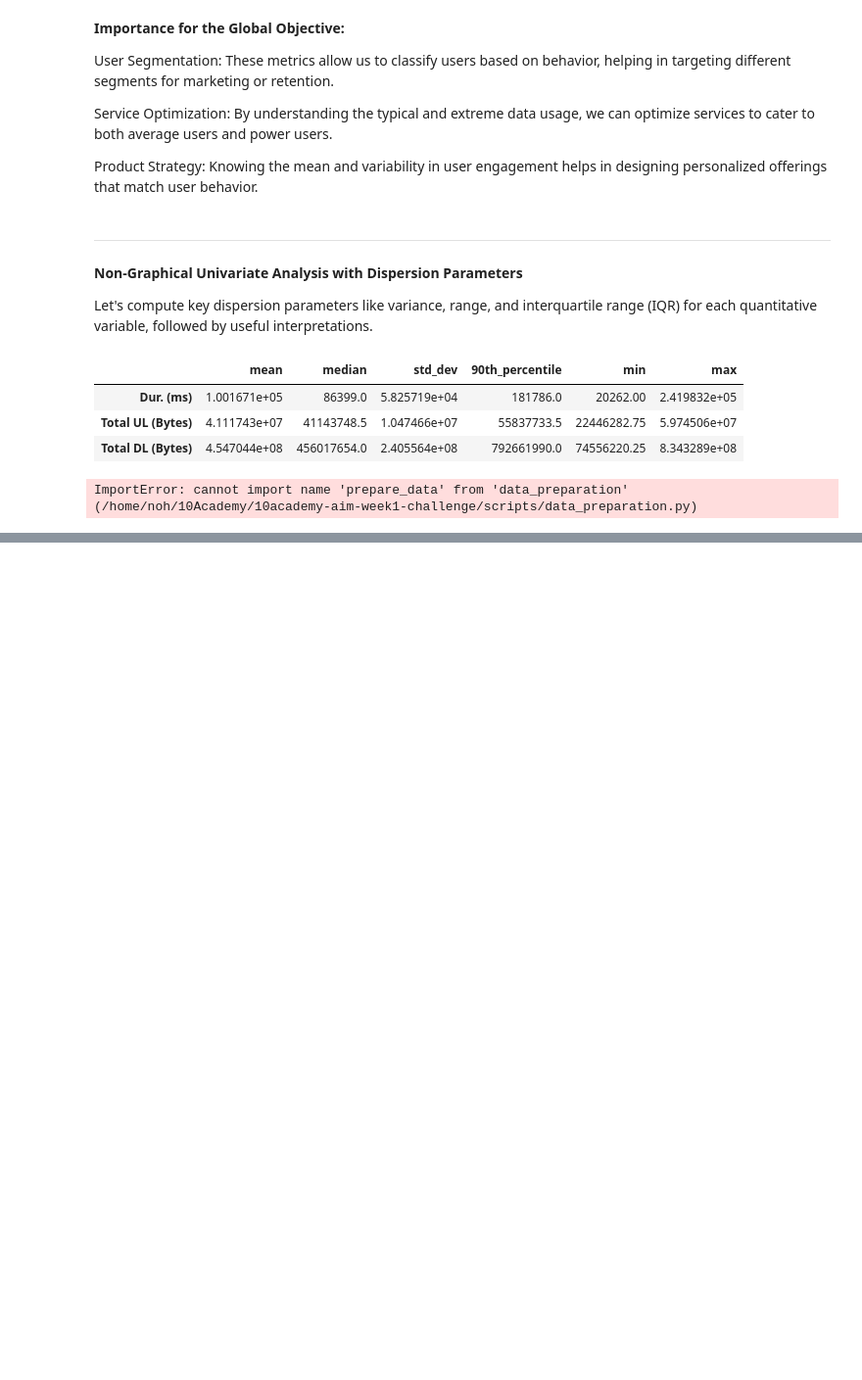
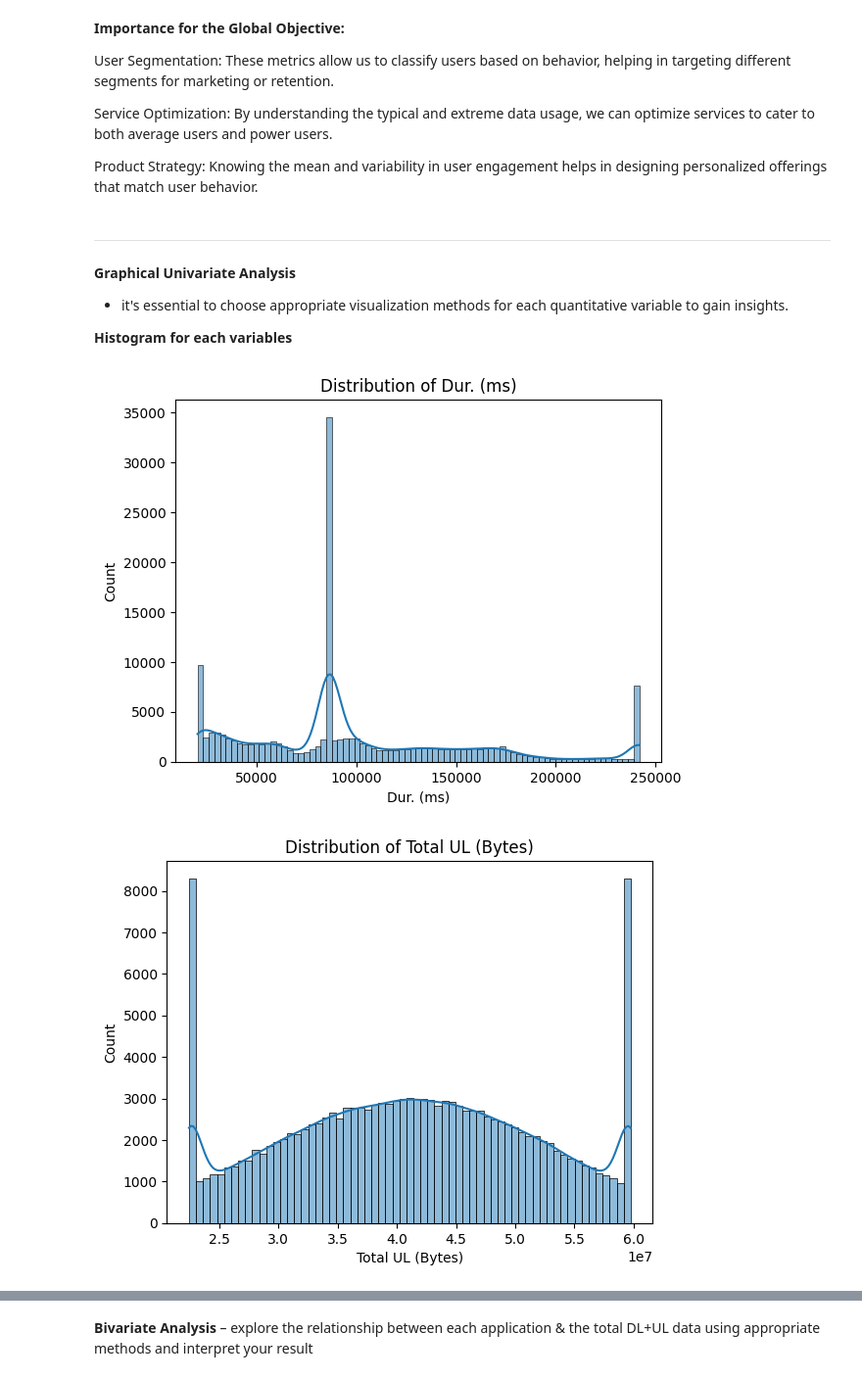
Before and after one commit to epythonlab/10academy-aim-week2-challenge, a Jupyter notebook: notebooks/user_analysis_notebook.ipynb, the cells around one changed output, grey strips where cells are left out. Shown at 98% size. Cells and saved outputs as stored; diff of their text form; code cells hidden in the pictures; blank space fills up the shorter version.

Commit message:
Performed user behavier and eda analysis

```diff
--- a/notebooks/user_analysis_notebook.ipynb
+++ b/notebooks/user_analysis_notebook.ipynb
@@ -70,7 +77,7 @@ Handling Missing Values in Key Columns
 Throughput Metrics `(DL TP and UL TP columns)`: Similarly, these columns can be filled with the mean or median values.
 # %%
 # Drop rows with missing IMSI, MSISDN/Number, IMEI, and Last Location Name (as they are key identifiers)
-df_cleaned = xdr_df.dropna(subset=['IMSI', 'MSISDN/Number', 'IMEI', 'Last Location Name'])
+df_cleaned = xdr_df.dropna(subset=['Bearer Id', 'IMSI', 'MSISDN/Number', 'IMEI', 'Last Location Name'])
 
 # List of throughput-related columns that may contain NaN values
 throughput_columns = ['Avg RTT DL (ms)', 'Avg RTT UL (ms)', 'TCP DL Retrans. Vol (Bytes)', 'TCP UL Retrans. Vol (Bytes)',
@@ -493,45 +437,3 @@ Service Optimization: By understanding the typical and extreme data usage, we ca
 Product Strategy: Knowing the mean and variability in user engagement helps in designing personalized offerings that match user behavior.
 # %% [markdown]
 ---
-# %% [markdown]
-**Non-Graphical Univariate Analysis with Dispersion Parameters**
-
-Let's compute key dispersion parameters like variance, range, and interquartile range (IQR) for each quantitative variable, followed by useful interpretations.
-# %%
-
-dispersion_df = eda.compute_dispersion_params(quantitative_vars)
-dispersion_df
-# %% [output]
-|  | mean | median | std_dev | 90th_percentile | min | max |
-| Dur. (ms) | 1.001671e+05 | 86399.0 | 5.825719e+04 | 181786.0 | 20262.00 | 2.419832e+05 |
-| Total UL (Bytes) | 4.111743e+07 | 41143748.5 | 1.047466e+07 | 55837733.5 | 22446282.75 | 5.974506e+07 |
-| Total DL (Bytes) | 4.547044e+08 | 456017654.0 | 2.405564e+08 | 792661990.0 | 74556220.25 | 8.343289e+08 |
-# %%
-# Import necessary functions
-from data_preparation import prepare_data
-from eda_pipeline import EDA
-
-from user_analysis import UserAnalysis
-
-# Load and clean data
-file_path = "path_to_xdr_data.csv"
-df = prepare_data(file_path)
-
-# EDA
-basic_statistics(df)
-univariate_analysis(df)
-bivariate_analysis(df)
-
-# User Analysis
-print("Top 10 Handsets:")
-print(top_handsets(df))
-
-print("\nTop 3 Manufacturers:")
-top_manufacturers_list = top_manufacturers(df)
-print(top_manufacturers_list)
-
-for manufacturer in top_manufacturers_list.index:
-    print(f"\nTop 5 Handsets for {manufacturer}:")
-    print(top_handsets_per_manufacturer(df, manufacturer))
-# %% [output]
-ImportError: cannot import name 'prepare_data' from 'data_preparation' (/home/noh/10Academy/10academy-aim-week1-challenge/scripts/data_preparation.py)
@@ -565,0 +440,13 @@ plot_correlation_matrix(agg_df)
+# %% [markdown]
+**Graphical Univariate Analysis**
+- it's essential to choose appropriate visualization methods for each quantitative variable to gain insights.
+
+**Histogram for each  variables**
+# %%
+eda = EDA(df_cleaned)
+# histogram for session duration
+for col in quantitative_vars:
+    eda.plot_distribution(col)
+# %% [output]
+[figure, added]
+[figure, added]
@@ -565,0 +454,2 @@ plot_correlation_matrix(agg_df)
+# %% [markdown]
+**Bivariate Analysis** – explore the relationship between each application & the total DL+UL data using appropriate methods and interpret your result
```
Also changed, not shown: parts of 24 cells of this notebook, 2 other files.
